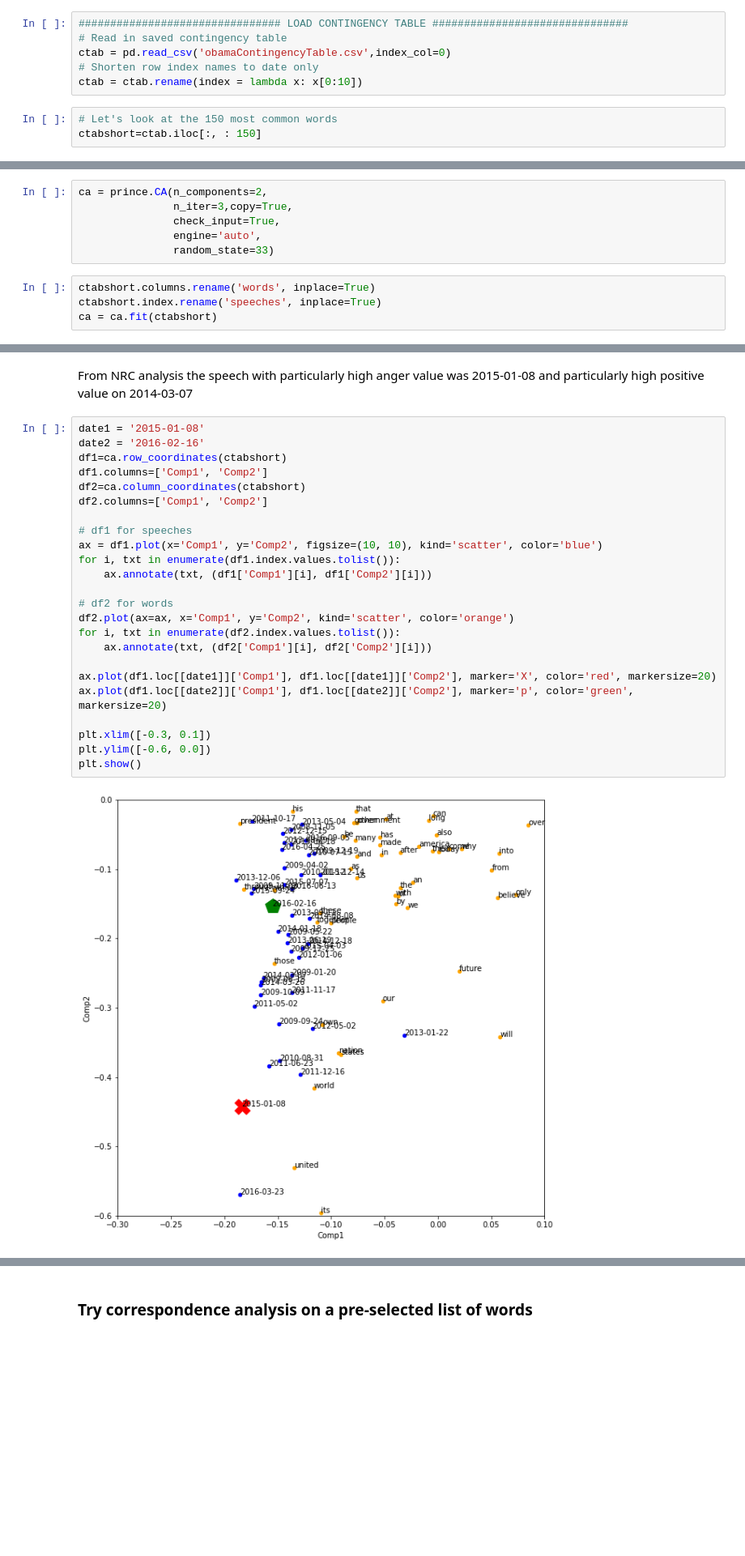
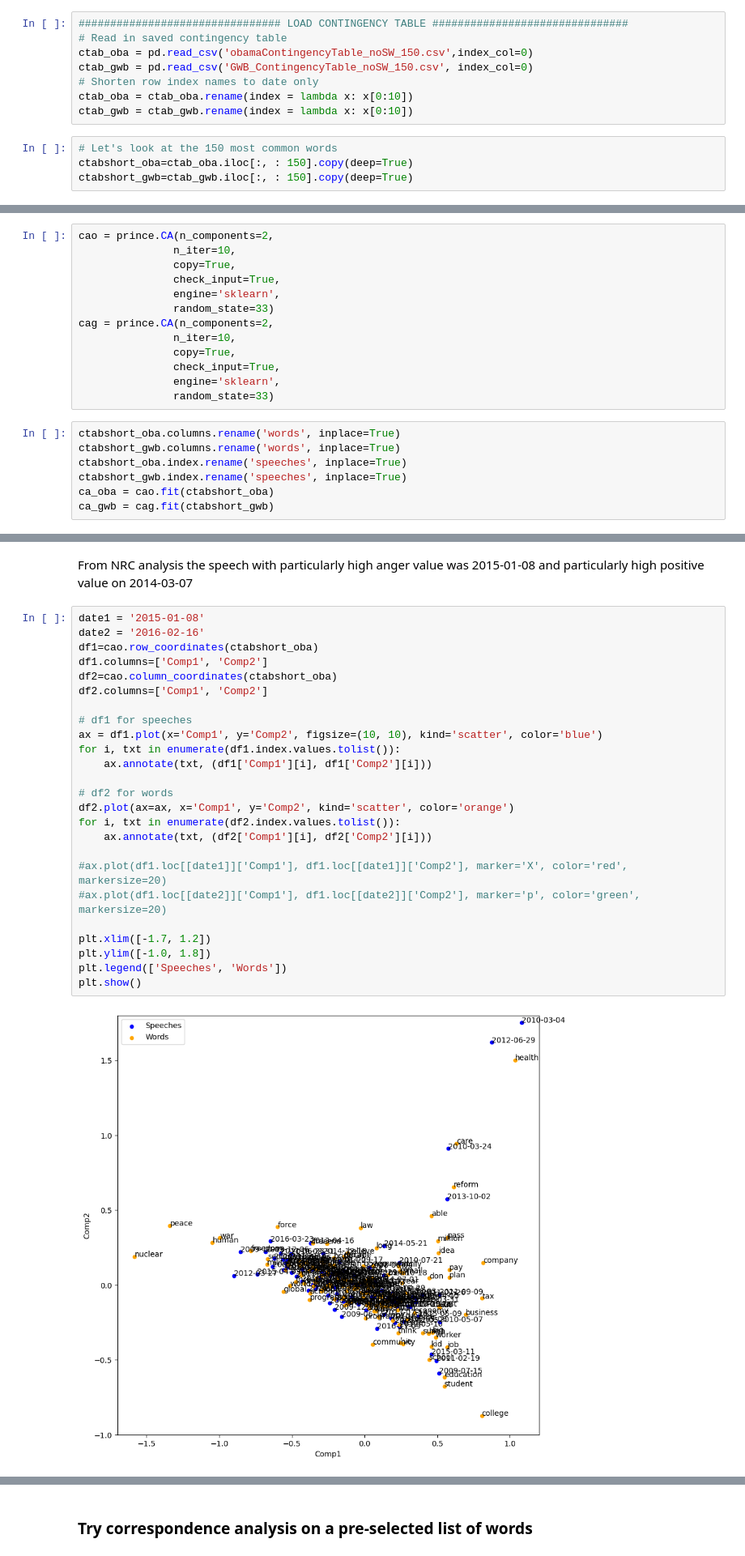
Before and after one commit to pday2/ObamaNLP, a Jupyter notebook: correspondenceAnalysis.ipynb, the cells around one changed output, grey strips where cells are left out. Shown at 81% size. Drawn from its saved outputs; the diff is of its cells as text; blank space fills up the shorter version.

```diff
--- a/correspondenceAnalysis.ipynb
+++ b/correspondenceAnalysis.ipynb
@@ -206,9 +145,12 @@ conttab
 # %%
 ################################ LOAD CONTINGENCY TABLE ###############################
 # Read in saved contingency table
-ctab = pd.read_csv('obamaContingencyTable.csv',index_col=0)
+ctab_oba = pd.read_csv('obamaContingencyTable_noSW_150.csv',index_col=0)
+ctab_gwb = pd.read_csv('GWB_ContingencyTable_noSW_150.csv', index_col=0)
 # Shorten row index names to date only
-ctab = ctab.rename(index = lambda x: x[0:10])
+ctab_oba = ctab_oba.rename(index = lambda x: x[0:10])
+ctab_gwb = ctab_gwb.rename(index = lambda x: x[0:10])
 # %%
 # Let's look at the 150 most common words
-ctabshort=ctab.iloc[:, : 150]
+ctabshort_oba=ctab_oba.iloc[:, : 150].copy(deep=True)
+ctabshort_gwb=ctab_gwb.iloc[:, : 150].copy(deep=True)
@@ -215,13 +160,23 @@ ctabshort=ctab.iloc[:, : 150]
 # %% [markdown]
 <A HREF="https://github.com/MaxHalford/prince#correspondence-analysis-ca">Prince Correspondence Analysis</A>
 # %%
-ca = prince.CA(n_components=2,
-               n_iter=3,copy=True,
+cao = prince.CA(n_components=2,
+               n_iter=10,
+               copy=True,
                check_input=True,
-               engine='auto',
+               engine='sklearn',
                random_state=33)
+cag = prince.CA(n_components=2,
+               n_iter=10,
+               copy=True,
+               check_input=True,
+               engine='sklearn',
+               random_state=33)
 # %%
-ctabshort.columns.rename('words', inplace=True)
-ctabshort.index.rename('speeches', inplace=True)
-ca = ca.fit(ctabshort)
+ctabshort_oba.columns.rename('words', inplace=True)
+ctabshort_gwb.columns.rename('words', inplace=True)
+ctabshort_oba.index.rename('speeches', inplace=True)
+ctabshort_gwb.index.rename('speeches', inplace=True)
+ca_oba = cao.fit(ctabshort_oba)
+ca_gwb = cag.fit(ctabshort_gwb)
 # %%
@@ -261,26 +216,27 @@ and particularly high positive value on 2014-03-07
 # %%
 date1 = '2015-01-08'
 date2 = '2016-02-16'
-df1=ca.row_coordinates(ctabshort)
+df1=cao.row_coordinates(ctabshort_oba)
 df1.columns=['Comp1', 'Comp2']
-df2=ca.column_coordinates(ctabshort)
+df2=cao.column_coordinates(ctabshort_oba)
 df2.columns=['Comp1', 'Comp2']
 
 # df1 for speeches
 ax = df1.plot(x='Comp1', y='Comp2', figsize=(10, 10), kind='scatter', color='blue')
 for i, txt in enumerate(df1.index.values.tolist()):
     ax.annotate(txt, (df1['Comp1'][i], df1['Comp2'][i]))
 
 # df2 for words
 df2.plot(ax=ax, x='Comp1', y='Comp2', kind='scatter', color='orange')
 for i, txt in enumerate(df2.index.values.tolist()):
     ax.annotate(txt, (df2['Comp1'][i], df2['Comp2'][i]))
 
-ax.plot(df1.loc[[date1]]['Comp1'], df1.loc[[date1]]['Comp2'], marker='X', color='red', markersize=20)
-ax.plot(df1.loc[[date2]]['Comp1'], df1.loc[[date2]]['Comp2'], marker='p', color='green', markersize=20)
+#ax.plot(df1.loc[[date1]]['Comp1'], df1.loc[[date1]]['Comp2'], marker='X', color='red', markersize=20)
+#ax.plot(df1.loc[[date2]]['Comp1'], df1.loc[[date2]]['Comp2'], marker='p', color='green', markersize=20)
 
-plt.xlim([-0.3, 0.1])
-plt.ylim([-0.6, 0.0])
+plt.xlim([-1.7, 1.2])
+plt.ylim([-1.0, 1.8])
+plt.legend(['Speeches', 'Words'])
 plt.show()
 # %% [output]
-[figure, old version]
+[figure, new version]
```
Also changed, not shown: parts of 21 cells of this notebook, 2 other files.
